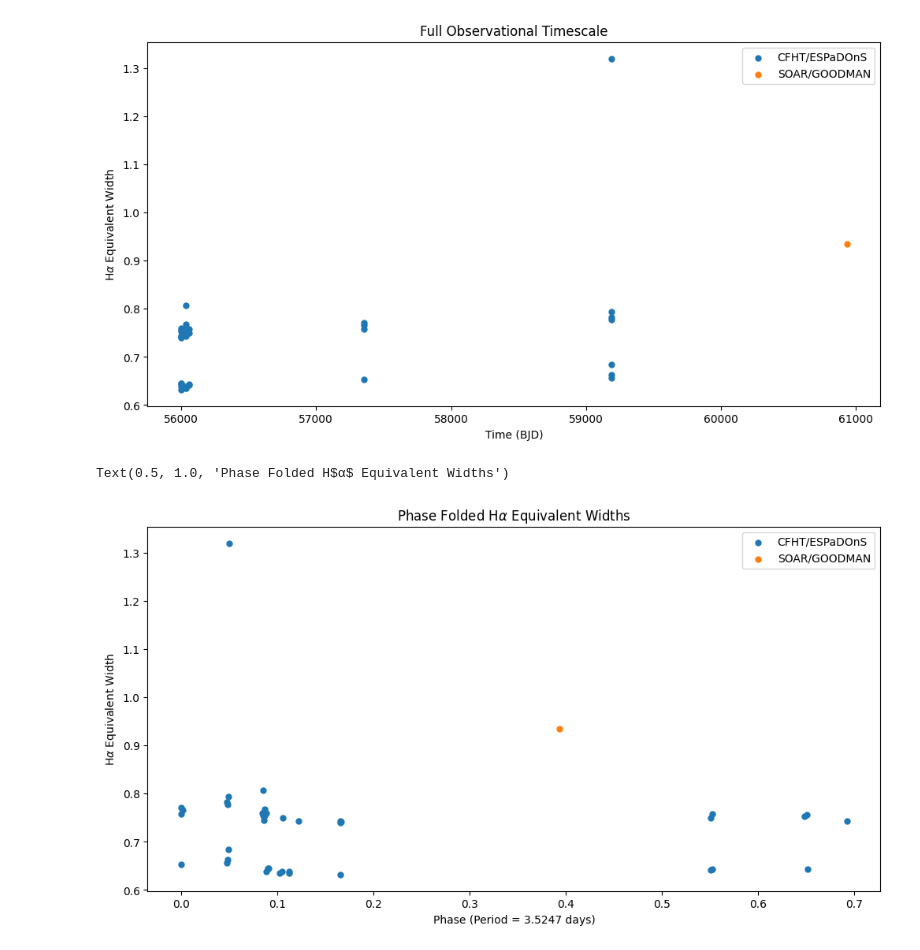
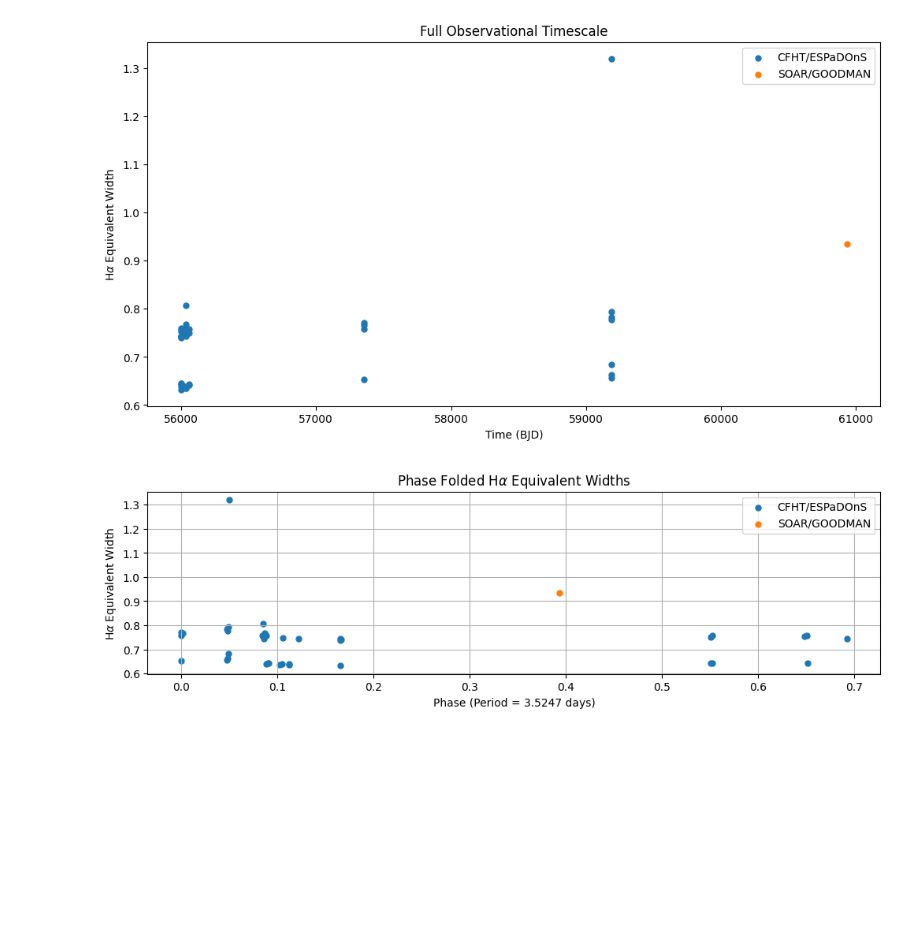
Before and after one commit to m-schochet/spi_phy905, a Jupyter notebook: analysis/figure.ipynb, the cells around one changed output. Cells and saved outputs as stored; diff of their text form; code cells hidden in the pictures; blank space fills up the shorter version.

Commit message:
phase fold

```diff
--- a/analysis/figure.ipynb
+++ b/analysis/figure.ipynb
@@ -83,15 +83,16 @@ Text(0.5, 1.0, 'Full Observational Timescale')
 # %%
 # phase fold to planet period
 period = 3.5247 # days
 phases = (times - times[0]) % period / period
 phases2 = (times2 - times[0]) % period / period
-plt.figure(figsize=(12, 6))
+plt.figure(figsize=(12, 3))
 plt.scatter(phases, widths, s=25, label='CFHT/ESPaDOnS')
 plt.scatter(phases2, widths2, s=25, label='SOAR/GOODMAN')
 plt.legend()
 plt.xlabel('Phase (Period = 3.5247 days)')
 plt.ylabel('H$\u03B1$ Equivalent Width')
 plt.title('Phase Folded H$\u03B1$ Equivalent Widths')
+plt.grid(True)
+plt.show()
 # %% [output]
-Text(0.5, 1.0, 'Phase Folded H$α$ Equivalent Widths')
-[figure, old version]
+[figure, new version]
```
Also changed, not shown: parts of 1 cell of this notebook.
